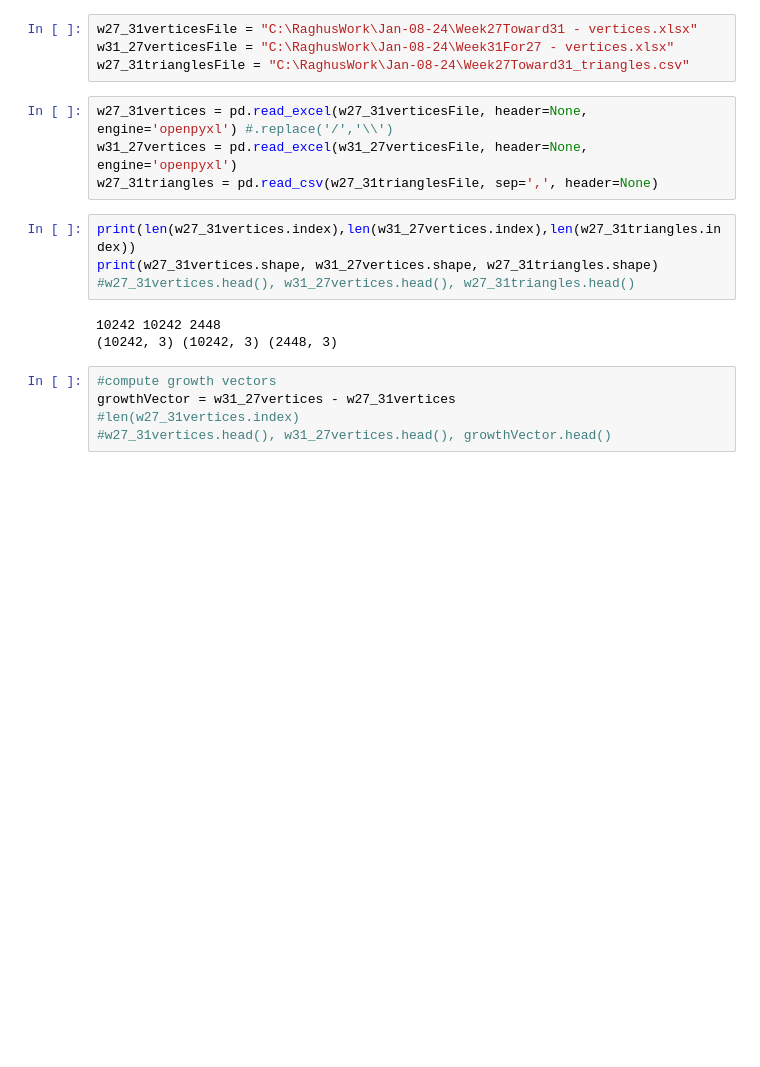
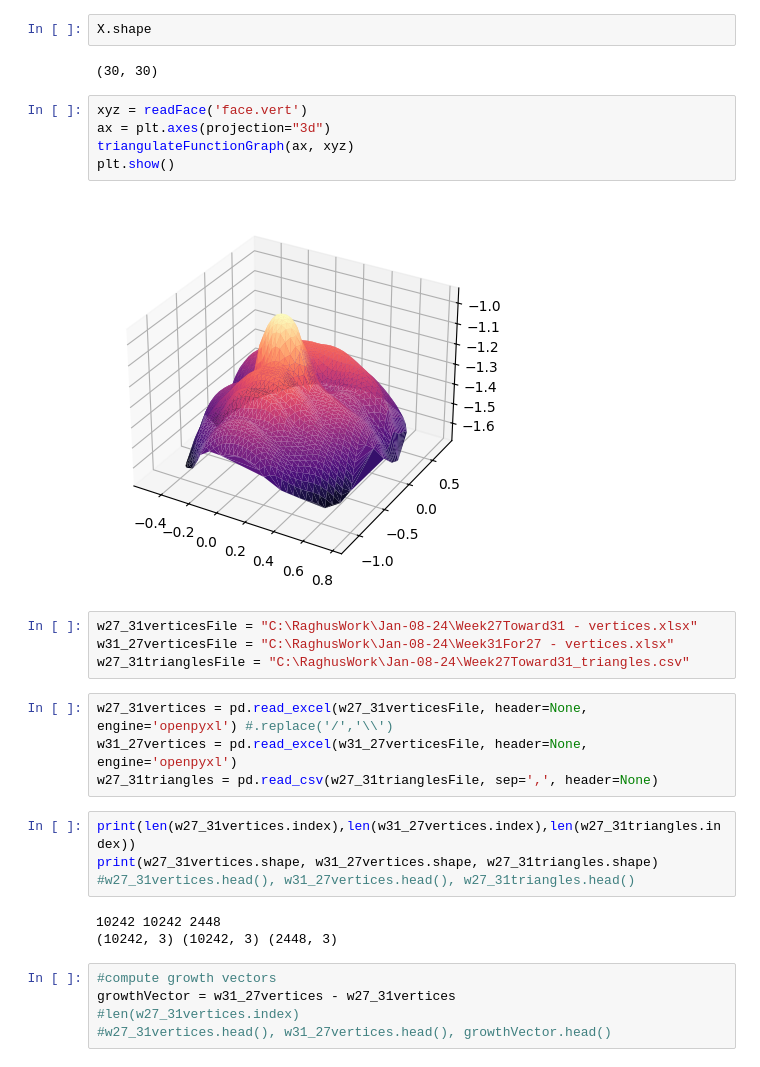
Before and after one commit to rishabh-ranjan1/WIP, a Jupyter notebook: BrainFlattening.ipynb, the cells around one changed output. Cells and saved outputs as stored; diff of their text form; blank space fills up the shorter version.

```diff
--- a/BrainFlattening.ipynb
+++ b/BrainFlattening.ipynb
@@ -5,3 +172,14 @@ import pandas as pd
+# %%
+X.shape
+# %% [output]
+(30, 30)
+# %%
+xyz = readFace('face.vert')
+ax = plt.axes(projection="3d")
+triangulateFunctionGraph(ax, xyz)
+plt.show()
+# %% [output]
+[figure, added]
 # %%
 w27_31verticesFile = "C:\RaghusWork\Jan-08-24\Week27Toward31 - vertices.xlsx"
 w31_27verticesFile = "C:\RaghusWork\Jan-08-24\Week31For27 - vertices.xlsx"
```
Also changed, not shown: parts of 9 cells of this notebook.
